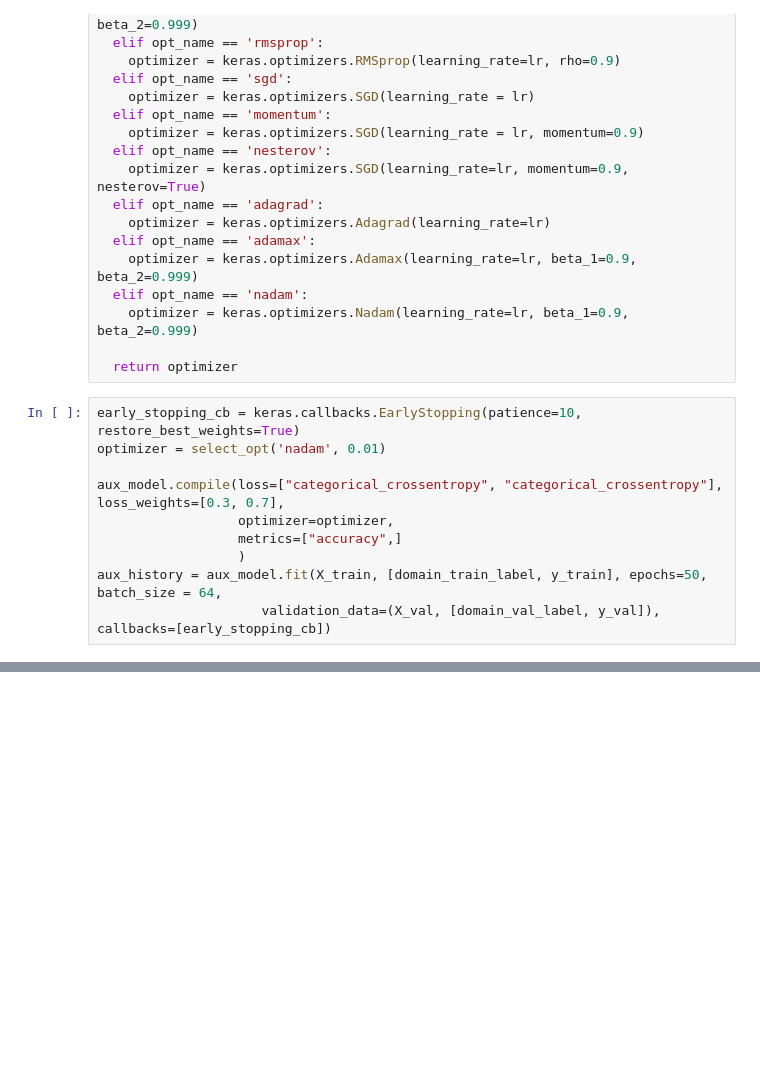
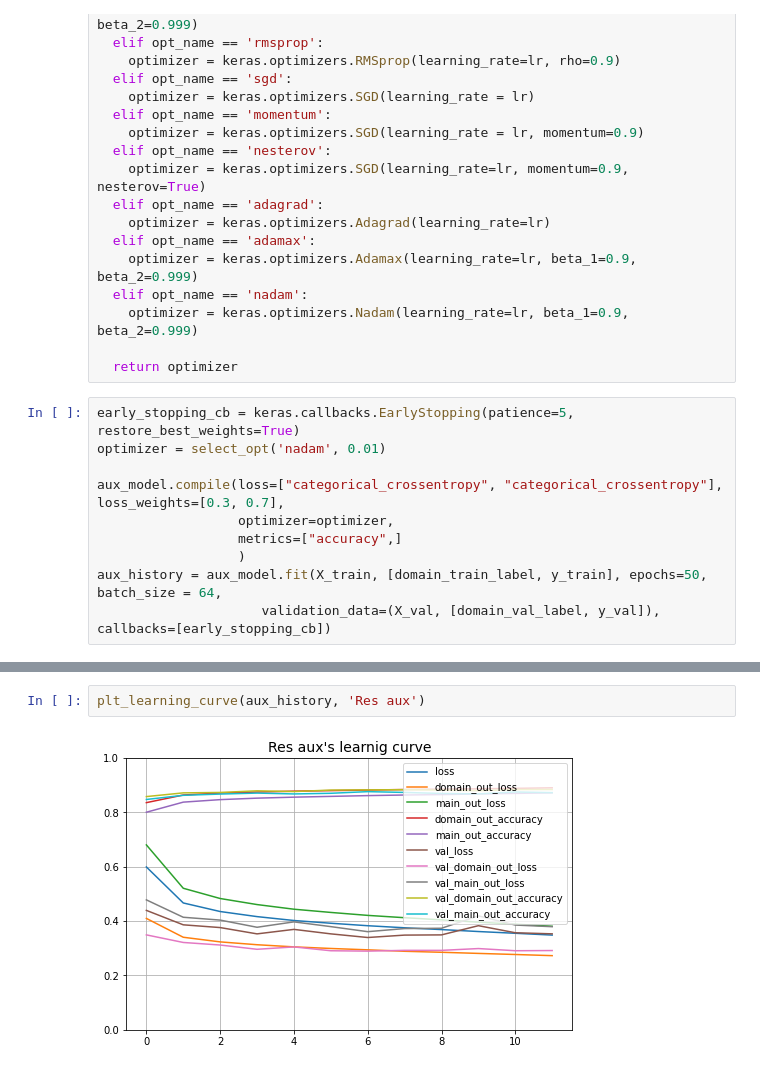
Before and after one commit to gihong-lee/ann_proj, a Jupyter notebook: src/제출용 jupyter/For_Learning_curve.ipynb, the cells around one changed output, grey strips where cells are left out. Cells and saved outputs as stored; diff of their text form; blank space fills up the shorter version.

Commit message:
complete res aux learning curve

```diff
--- a/src/제출용 jupyter/For_Learning_curve.ipynb
+++ b/src/제출용 jupyter/For_Learning_curve.ipynb
@@ -504,7 +500,7 @@ def select_opt(opt_name, lr):
 
   return optimizer
 # %%
-early_stopping_cb = keras.callbacks.EarlyStopping(patience=10, restore_best_weights=True)
+early_stopping_cb = keras.callbacks.EarlyStopping(patience=5, restore_best_weights=True)
 optimizer = select_opt('nadam', 0.01)
 
 aux_model.compile(loss=["categorical_crossentropy", "categorical_crossentropy"], loss_weights=[0.3, 0.7],
@@ -515,0 +530,4 @@ aux_history = aux_model.fit(X_train, [domain_train_label, y_train], epochs=50, b
+# %%
+plt_learning_curve(aux_history, 'Res aux')
+# %% [output]
+[figure, added]
```
Also changed, not shown: parts of 4 cells of this notebook.
